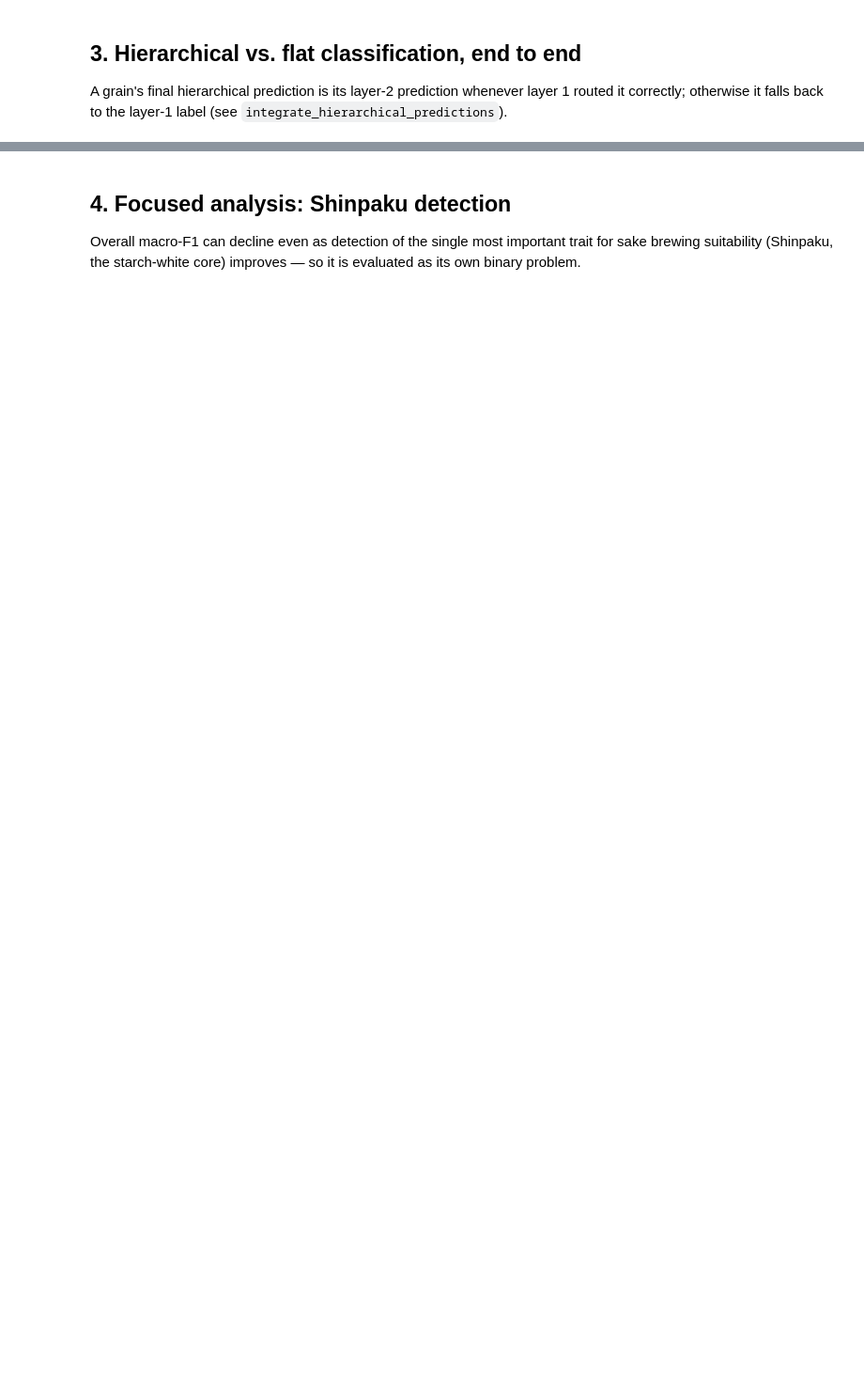
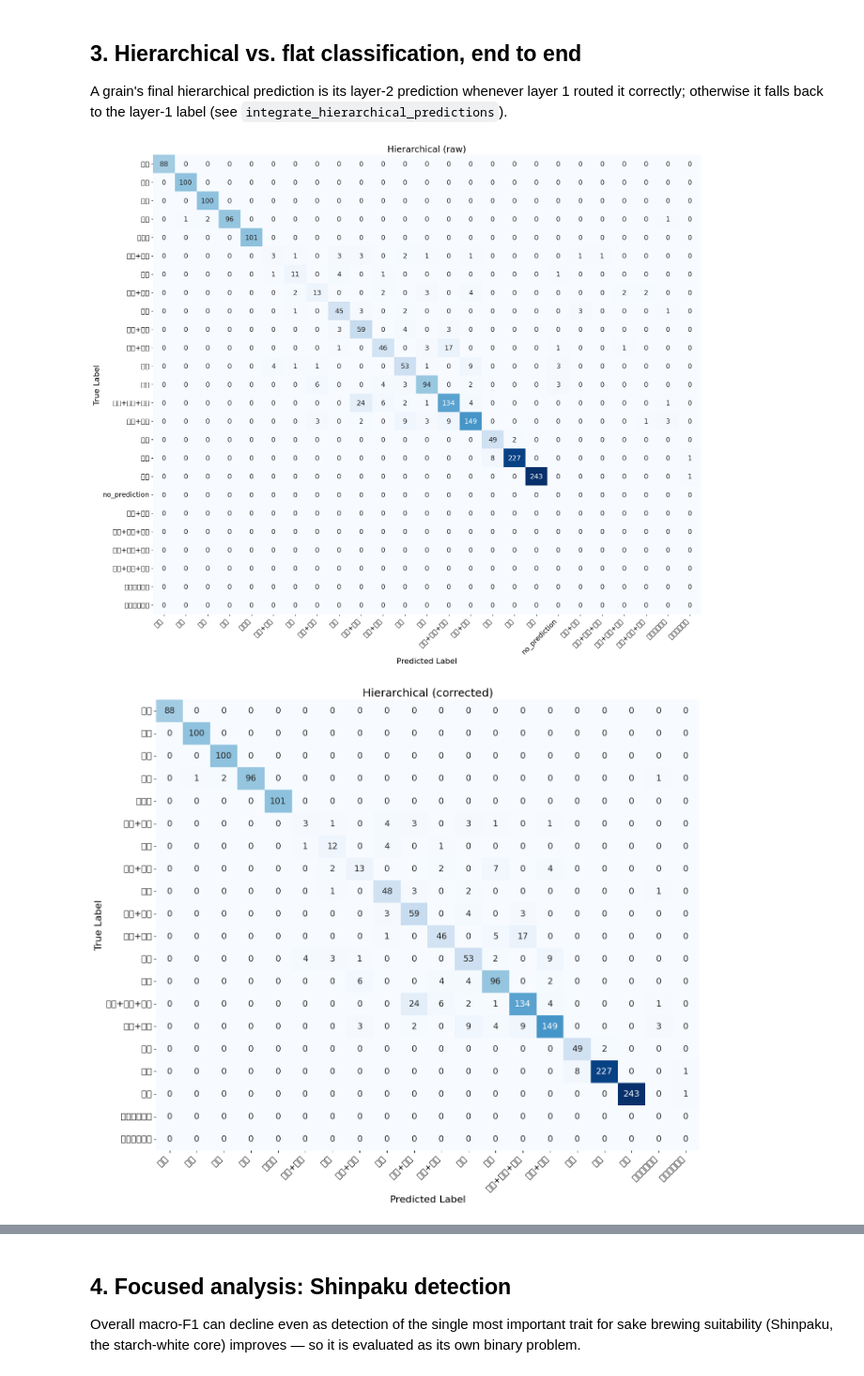
Before and after one commit to migaku03/sake-rice-inspection-dl, a Jupyter notebook: notebooks/04_Comprehensive_Analysis.ipynb, the cells around one changed output, grey strips where cells are left out. Shown at 94% size. Cells and saved outputs as stored; diff of their text form; code cells hidden in the pictures; blank space fills up the shorter version.

```diff
--- a/notebooks/04_Comprehensive_Analysis.ipynb
+++ b/notebooks/04_Comprehensive_Analysis.ipynb
@@ -48,8 +49,8 @@ Each training run writes to its own timestamped experiment directory (see
 `experiment.create_experiment_dir`); `latest_predictions` picks the most
 recently modified `all_predictions.xlsx` for a given head/architecture.
 # %%
-RESULTS_ROOT = Path("../outputs")
-OUT_DIR = Path("../outputs/classfi_ana")
+RESULTS_ROOT = Path("/private/outputs")
+OUT_DIR = Path("/private/outputs/classfi_ana")
 OUT_DIR.mkdir(parents=True, exist_ok=True)
 
 ALLOWED_PW_LABELS = [
@@ -117,26 +124,34 @@ layer 1 routed it correctly; otherwise it falls back to the layer-1 label
 # %%
 hierarchical_computed = False
 if all(k in dfs for k in ("layer1", "layer2_chakusyoku", "layer2_opaque", "layer2_part_white", "all_in_one")):
     df_l1, df_bulk = dfs["layer1"], dfs["all_in_one"]
-    true_map = {str(r.iloc[1]): r.iloc[2] for _, r in df_bulk.iterrows()}
+    true_map = {normalize_filename_key(r.iloc[1]): r.iloc[2] for _, r in df_bulk.iterrows()}
 
-    layer2_all = pd.concat([dfs["layer2_chakusyoku"], dfs["layer2_opaque"], dfs["layer2_part_white"]])
-    l2_map_raw = {str(r.iloc[1]): r.iloc[3] for _, r in layer2_all.iterrows()}
+    # Built per-source (not via pd.concat) because older runs used Japanese
+    # column headers while newer runs use English ones; concatenating first
+    # would misalign columns by name and corrupt positional (.iloc) access.
+    l2_map_raw = {}
+    for layer2_df in (dfs["layer2_chakusyoku"], dfs["layer2_opaque"], dfs["layer2_part_white"]):
+        l2_map_raw.update({normalize_filename_key(r.iloc[1]): r.iloc[3] for _, r in layer2_df.iterrows()})
+
     l2_map_corrected = l2_map_raw.copy()
-    l2_map_corrected.update({str(r.iloc[1]): r["pred_corrected"] for _, r in dfs["layer2_part_white"].iterrows()})
+    l2_map_corrected.update({normalize_filename_key(r.iloc[1]): r["pred_corrected"] for _, r in dfs["layer2_part_white"].iterrows()})
 
     df_overall_raw = integrate_hierarchical_predictions(df_l1, true_map, l2_map_raw)
     df_overall_corrected = integrate_hierarchical_predictions(df_l1, true_map, l2_map_corrected)
     df_bulk_renamed = pd.DataFrame({"true": df_bulk.iloc[:, 2], "pred": df_bulk.iloc[:, 3]})
     hierarchical_computed = True
 
     for label, df_result in [
         ("Hierarchical (raw)", df_overall_raw),
         ("Hierarchical (corrected)", df_overall_corrected),
         ("Flat (single classifier)", df_bulk_renamed),
     ]:
         metrics = compute_classification_metrics(df_result["true"], df_result["pred"])
         plot_confusion_matrix(df_result["true"], df_result["pred"], title=label, save_path=str(OUT_DIR / f"confusion_matrix_{label}.png"), desired_order=CLASS_DISPLAY_ORDER)
         md_lines += format_metrics_markdown(label, metrics)
 
     (OUT_DIR / "classfi_ana.md").write_text("\n".join(md_lines) + "\n", encoding="utf-8")
+# %% [output]
+[figure, added]
+[figure, added]
```
Also changed, not shown: parts of 6 cells of this notebook, 5 other files.
